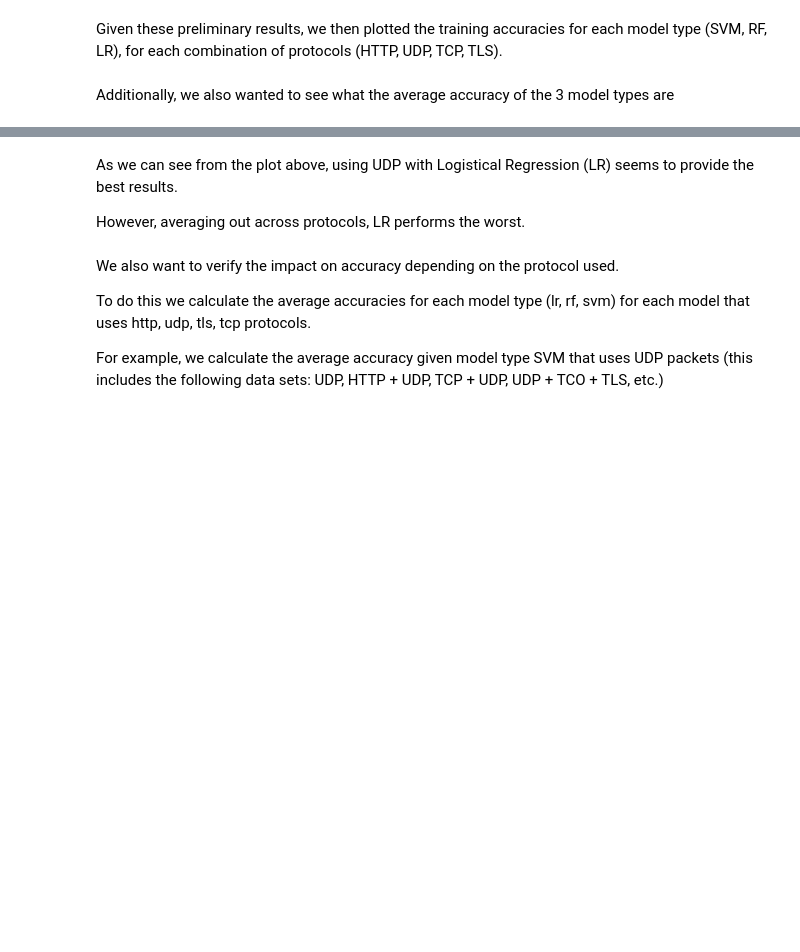
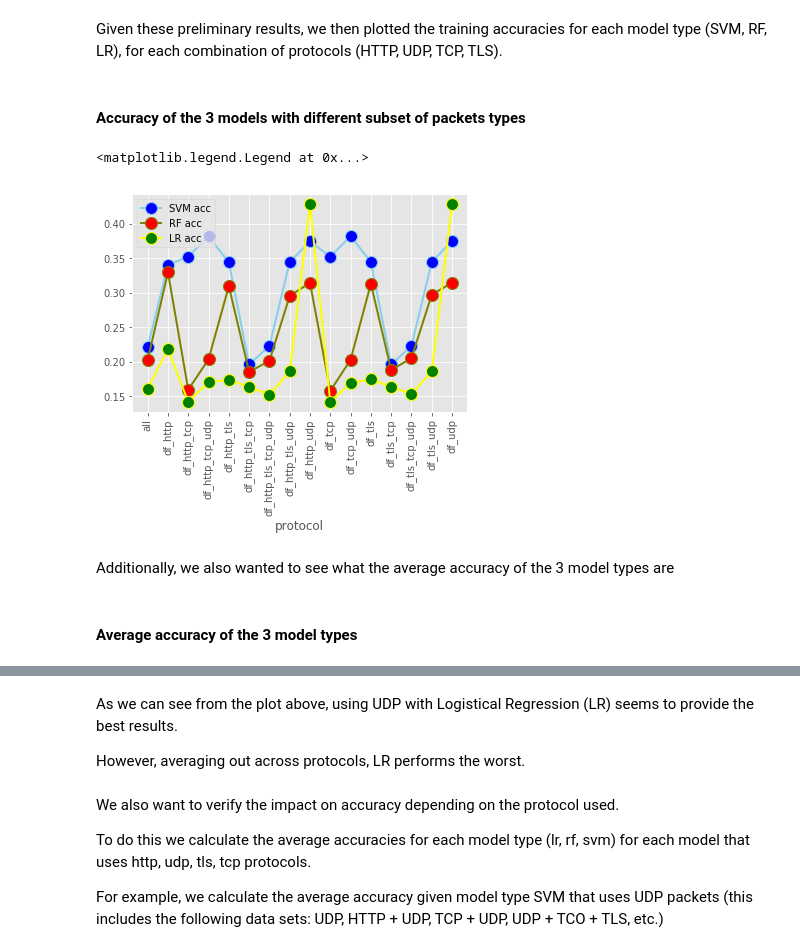
Before and after one commit to mbronckers/cmsc23360, a Jupyter notebook: p2/Submission.ipynb, the cells around one changed output, grey strips where cells are left out. Cells and saved outputs as stored; diff of their text form; code cells hidden in the pictures; blank space fills up the shorter version.

```diff
--- a/p2/Submission.ipynb
+++ b/p2/Submission.ipynb
@@ -93,30 +63,36 @@ RF acc: 0.19894230579312253
 # %% [markdown]
 Given these preliminary results, we then plotted the training accuracies for each model type (SVM, RF, LR), for each combination of protocols (HTTP, UDP, TCP, TLS).
+# %% [markdown]
+#### Accuracy of the 3 models with different subset of packets types
 # %%
 x_key = svm_key = list(map(lambda x : x[0], svm_results))
 x_pos = [i for i, _ in enumerate(x_key)]
 
 svm_results = [(k, r['svm']) for k,r in results.items()]
 svm_val = list(map(lambda x : float(x[1]), svm_results))
 
 rf_results = [(k, r['rf']) for k,r in results.items()]
 rf_val = list(map(lambda x : float(x[1]), rf_results))
 
 lr_results =  [(k, r['lr']) for k,r in results.items()]
 lr_val = list(map(lambda x : float(x[1]), lr_results))
 
 # multiple line plot
 plt.plot(x_pos, svm_val, marker='o', markerfacecolor='blue', markersize=12, color='skyblue', linewidth=2, label='SVM acc')
 plt.plot(x_pos, rf_val, marker='o', markerfacecolor='red', markersize=12, color='olive', linewidth=2, label='RF acc')
 plt.plot(x_pos, lr_val, marker='o', markerfacecolor='green', markersize=12, color='yellow', linewidth=2, label='LR acc')
 plt.xticks(x_pos, x_key, rotation='vertical')
 plt.xlabel("protocol")
 plt.ylabel("Accuracy")
-plt.title("Model accuracy of each protocol type on each model")
 
 plt.legend()
+# %% [output]
+<matplotlib.legend.Legend at 0x...>
+[figure, added]
 # %% [markdown]
 Additionally, we also wanted to see what the average accuracy of the 3 model types are
+# %% [markdown]
+#### Average accuracy of the 3 model types
 # %%
 lr_av = np.mean(lr_val)
 rf_av = np.mean(rf_val)
```
Also changed, not shown: parts of 124 cells of this notebook, 5 other files.
